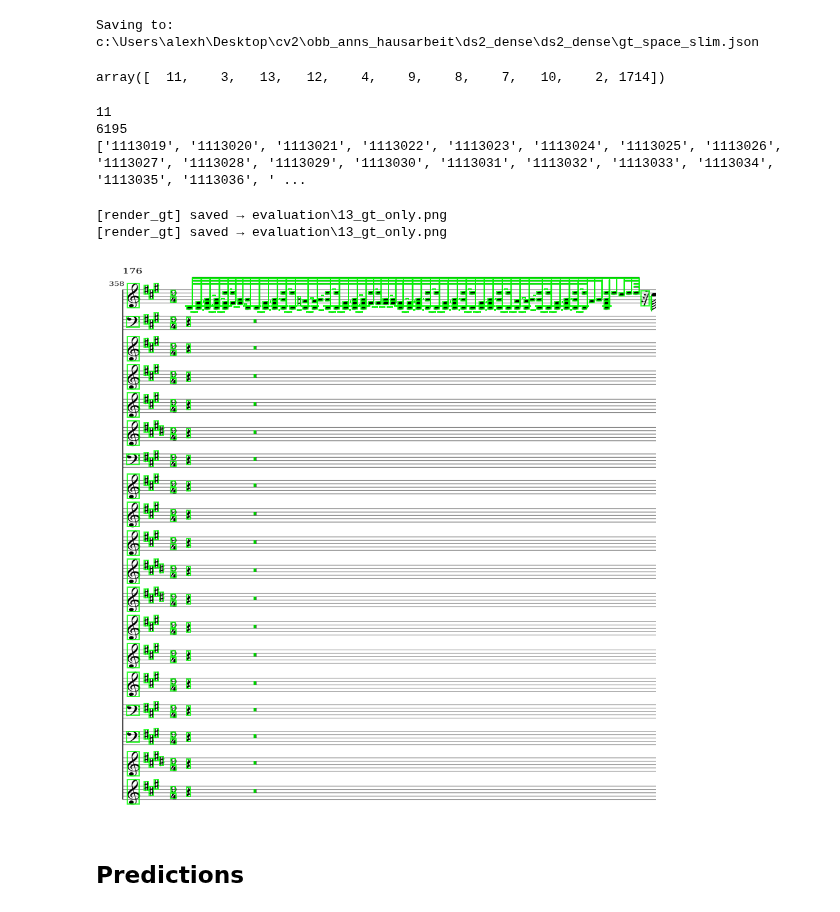
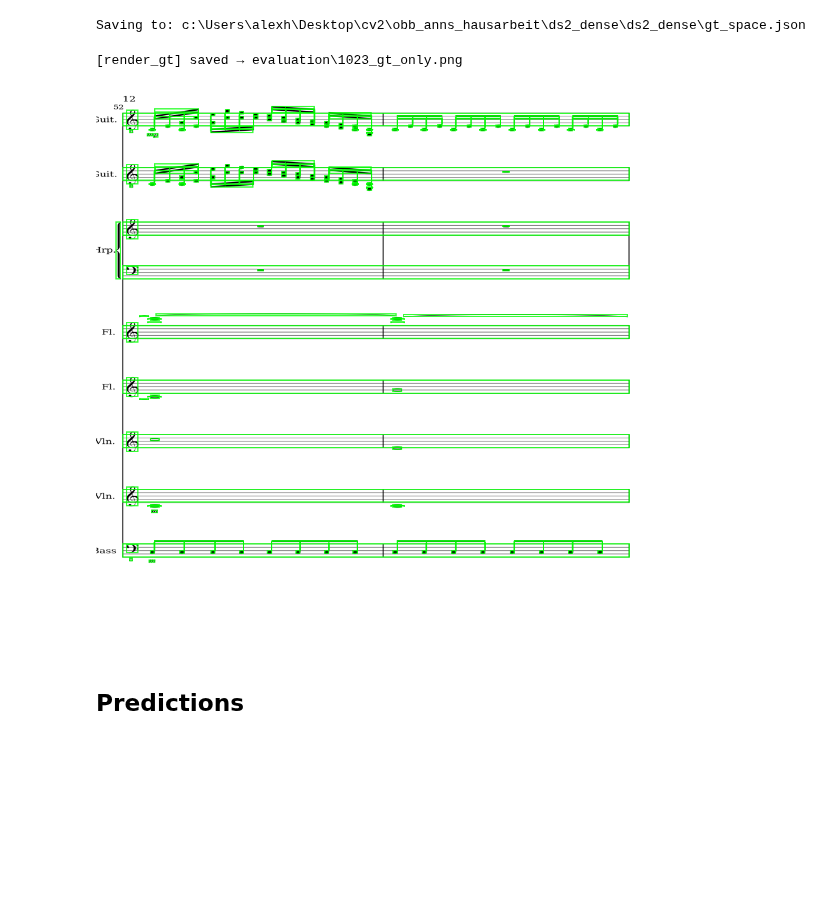
Before and after one commit to fusiongodo/yolo-score, a Jupyter notebook: eval.ipynb, the cells around one changed output. Saved outputs shown, nothing was run; the diff lists cells and outputs as text; code cells hidden in the pictures; blank space fills up the shorter version.

Commit message:
render crops

```diff
--- a/eval.ipynb
+++ b/eval.ipynb
@@ -122,31 +65,15 @@ import model as m
 reload(util)
 reload(config)
 
-de = util.DataExtractor(slim=True)
+de = util.DataExtractor()
 anns = de.normalizedData()
 img_ids = anns["img_id"].unique().tolist()
 # %% [output]
-Saving to: c:\Users\alexh\Desktop\cv2\obb_anns_hausarbeit\ds2_dense\ds2_dense\gt_space_slim.json
+Saving to: c:\Users\alexh\Desktop\cv2\obb_anns_hausarbeit\ds2_dense\ds2_dense\gt_space.json
-# %%
-anns["img_id"].unique()
-# %% [output]
-array([  11,    3,   13,   12,    4,    9,    8,    7,   10,    2, 1714])
-# %%
-print(counter)
-print(len(annotation_ids))
-print(annotation_ids)
-# %% [output]
-11
-6195
-['1113019', '1113020', '1113021', '1113022', '1113023', '1113024', '1113025', '1113026', '1113027', '1113028', '1113029', '1113030', '1113031', '1113032', '1113033', '1113034', '1113035', '1113036', ' ...
 # %%
-imgs = anns["img_id"].unique()
+render_gt(anns, img_id=1023)
+# %% [output]
+[render_gt] saved → evaluation\1023_gt_only.png
+[figure, added]
-# %%
-render_gt(anns, img_id=13)                     # green boxes, 896×896
-render_gt(anns, img_id=13)
-# %% [output]
-[render_gt] saved → evaluation\13_gt_only.png
-[render_gt] saved → evaluation\13_gt_only.png
-[figure, removed]
 # %% [markdown]
 ## Predictions
```
Also changed, not shown: parts of 13 cells of this notebook, 2 other files.
